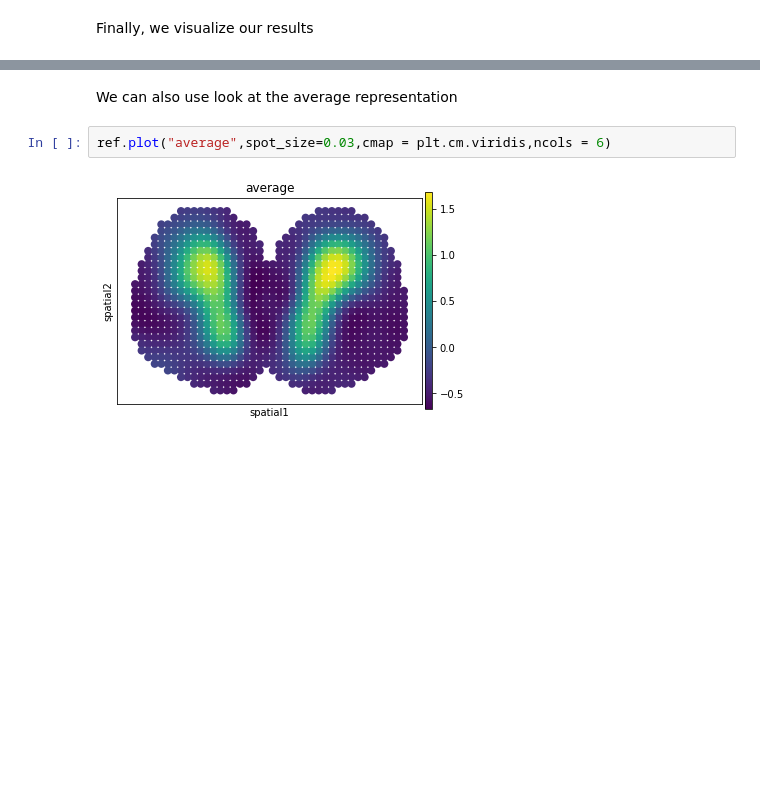
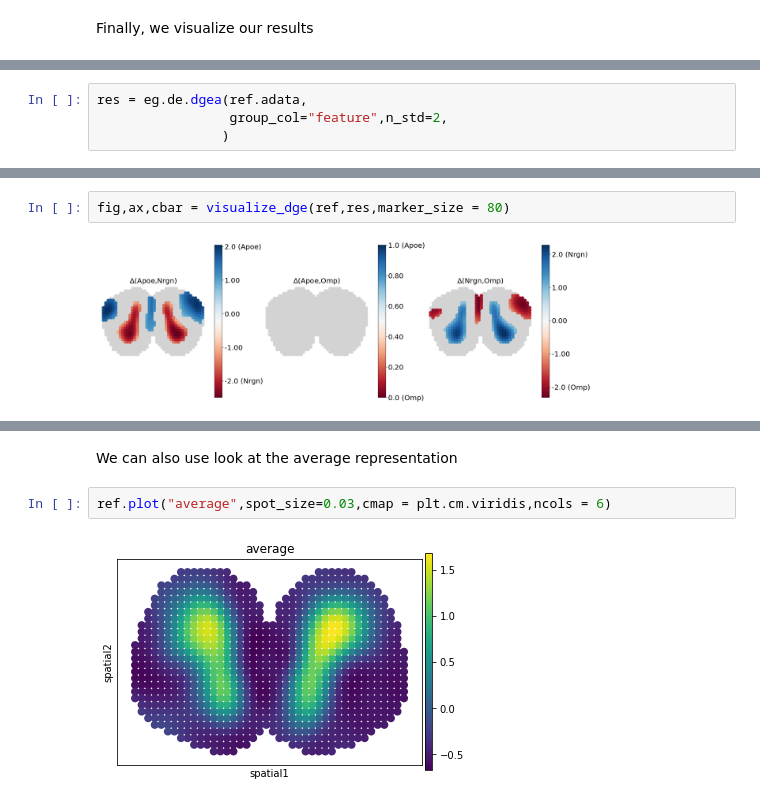
Before and after one commit to almaan/eggplant, a Jupyter notebook: notebooks/mob-full-analysis.ipynb, the cells around one changed output, grey strips where cells are left out. Saved outputs shown, nothing was run; the diff lists cells and outputs as text; blank space fills up the shorter version.

```diff
--- a/notebooks/mob-full-analysis.ipynb
+++ b/notebooks/mob-full-analysis.ipynb
@@ -178,0 +202,4 @@ Finally, we visualize our results
+# %%
+res = eg.de.dgea(ref.adata,
+                 group_col="feature",n_std=2,
+                )
@@ -179,3 +296,7 @@ Finally, we visualize our results
+# %%
+fig,ax,cbar = visualize_dge(ref,res,marker_size = 80)
+# %% [output]
+[figure, added]
 # %%
 # Output used for Figure 2B
 eg.pl.visualize_transfer(ref,
```
Also changed, not shown: parts of 7 cells of this notebook, 13 other files.
